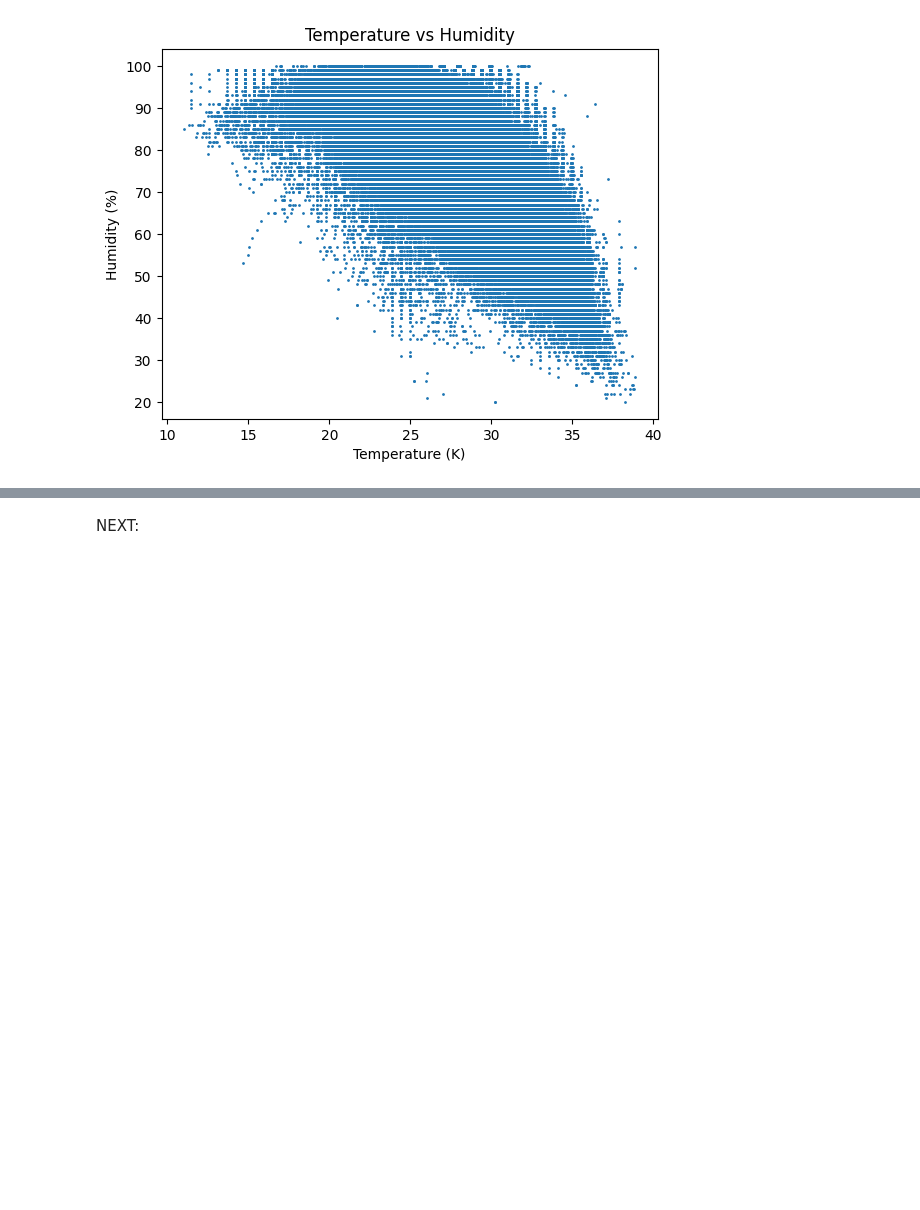
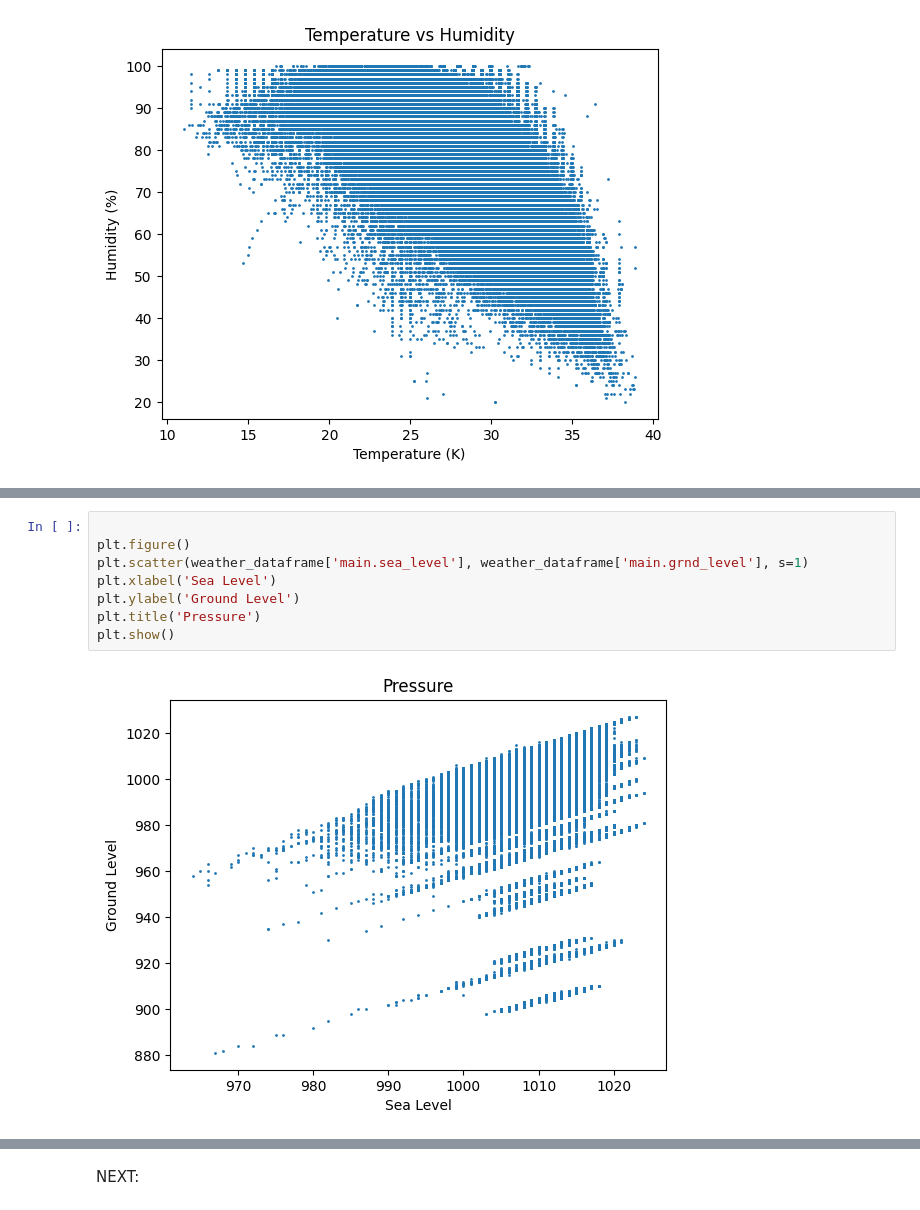
Before and after one commit to Lanzero225/Python-Notebooks, a Jupyter notebook: Philippine Weather/weather.ipynb, the cells around one changed output, grey strips where cells are left out. Cells and saved outputs as stored; diff of their text form; blank space fills up the shorter version.

```diff
--- a/Philippine Weather/weather.ipynb
+++ b/Philippine Weather/weather.ipynb
@@ -319,0 +409,10 @@ weather_dataframe[weather_dataframe['city_name'] == 'Alaminos']
+# %%
+
+plt.figure()
+plt.scatter(weather_dataframe['main.sea_level'], weather_dataframe['main.grnd_level'], s=1)
+plt.xlabel('Sea Level')
+plt.ylabel('Ground Level')
+plt.title('Pressure')
+plt.show()
+# %% [output]
+[figure, added]
```
Also changed, not shown: parts of 31 cells of this notebook.
